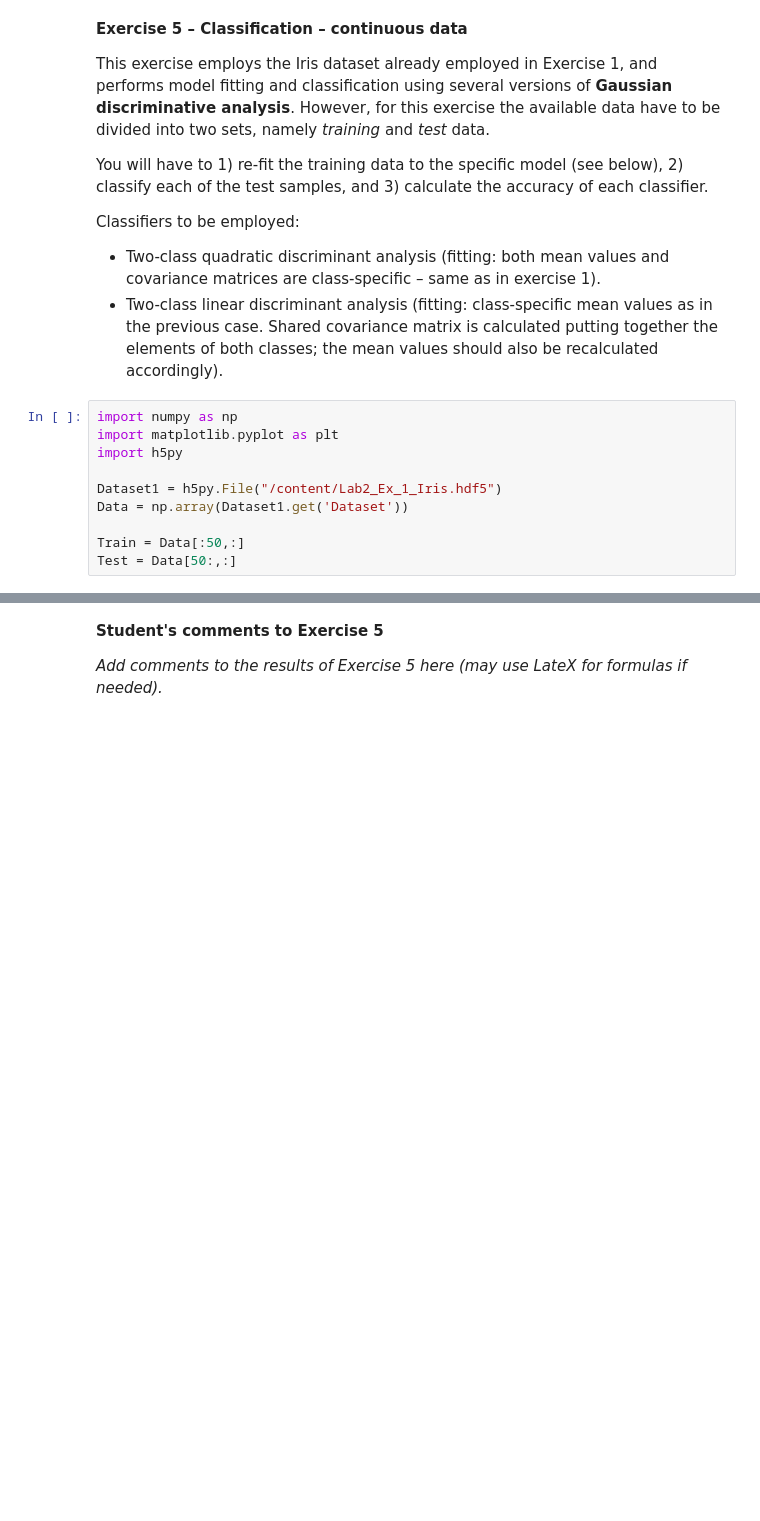
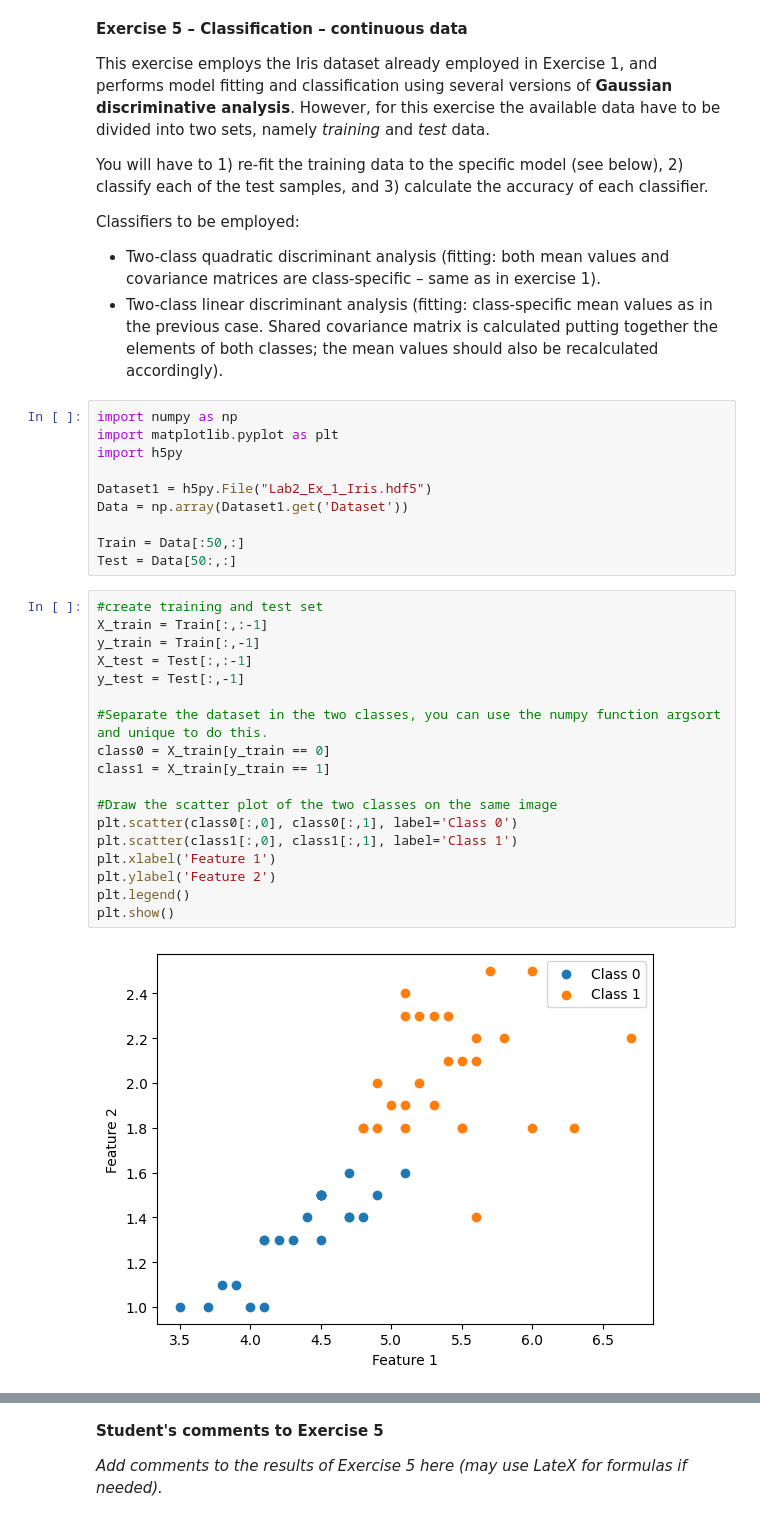
Before and after one commit to A-M-Alizadeh/Statistical-Labs, a Jupyter notebook: Stat Labs/Lab2_v6/Lab2_v6.ipynb, the cells around one changed output, grey strips where cells are left out. Cells and saved outputs as stored; diff of their text form; blank space fills up the shorter version.

```diff
--- a/Stat Labs/Lab2_v6/Lab2_v6.ipynb
+++ b/Stat Labs/Lab2_v6/Lab2_v6.ipynb
@@ -647,8 +659,28 @@ import numpy as np
 import matplotlib.pyplot as plt
 import h5py
 
-Dataset1 = h5py.File("/content/Lab2_Ex_1_Iris.hdf5")
+Dataset1 = h5py.File("Lab2_Ex_1_Iris.hdf5")
 Data = np.array(Dataset1.get('Dataset'))
 
 Train = Data[:50,:]
 Test = Data[50:,:]
+# %%
+#create training and test set
+X_train = Train[:,:-1]
+y_train = Train[:,-1]
+X_test = Test[:,:-1]
+y_test = Test[:,-1]
+
+#Separate the dataset in the two classes, you can use the numpy function argsort and unique to do this.
+class0 = X_train[y_train == 0]
+class1 = X_train[y_train == 1]
+
+#Draw the scatter plot of the two classes on the same image
+plt.scatter(class0[:,0], class0[:,1], label='Class 0')
+plt.scatter(class1[:,0], class1[:,1], label='Class 1')
+plt.xlabel('Feature 1')
+plt.ylabel('Feature 2')
+plt.legend()
+plt.show()
+# %% [output]
+[figure, added]
```
Also changed, not shown: parts of 4 cells of this notebook.
